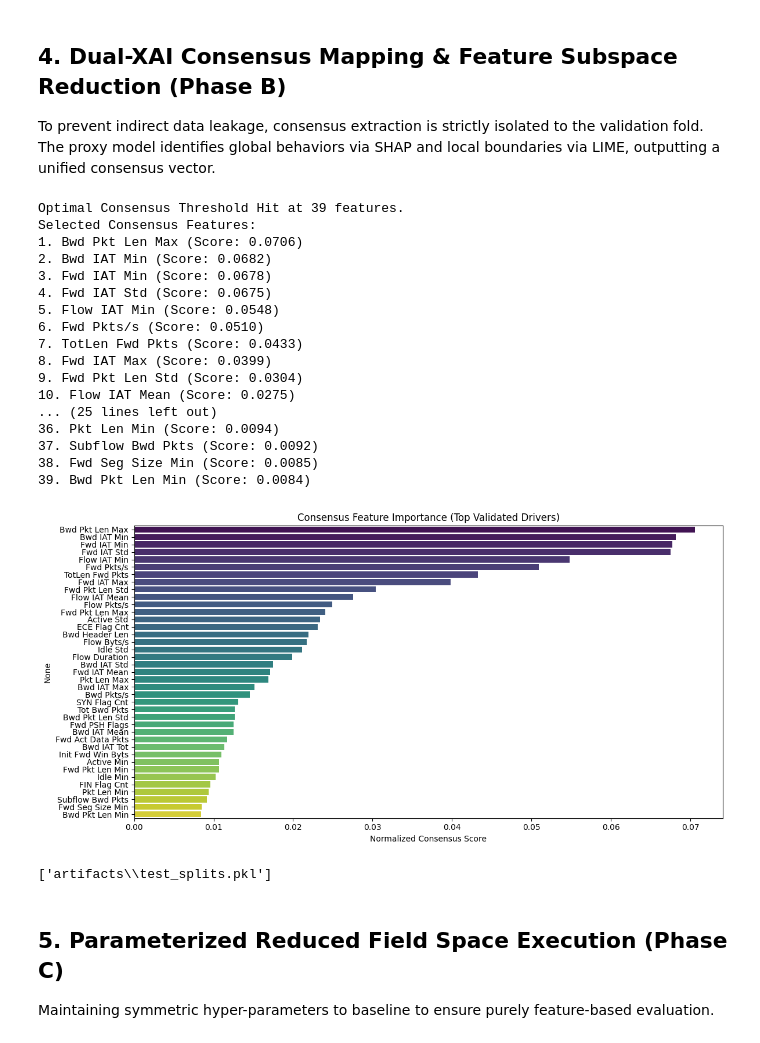
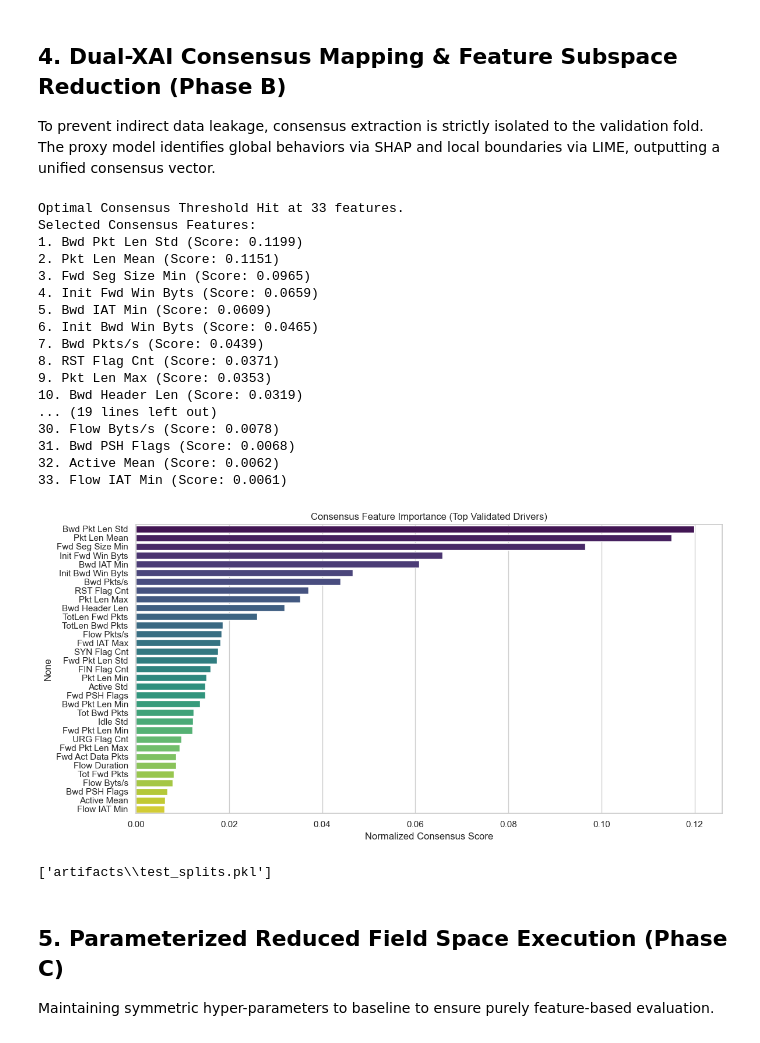
Before and after one commit to Javad-Ak/Intrusion-Detection-in-SDN, a Jupyter notebook: NIDS_Pipeline.ipynb, the cells around one changed output. Drawn from its saved outputs; the diff is of its cells as text; code cells hidden in the pictures.

```diff
--- a/NIDS_Pipeline.ipynb
+++ b/NIDS_Pipeline.ipynb
@@ -171,14 +170,18 @@ y = data[label_col]
 le = LabelEncoder()
 y_encoded = le.fit_transform(y)
 
+# THREE-WAY SPLIT: Train (70%), Val (15%), Test (15%)
 X_train_val, X_test, y_train_val, y_test = train_test_split(
-    X, y_encoded, test_size=0.15, shuffle=False)
+    X, y_encoded, test_size=0.15, shuffle=False, random_state=CONFIG['RANDOM_STATE'])
+
 X_train, X_val, y_train, y_val = train_test_split(
-    X_train_val, y_train_val, test_size=0.1765, shuffle=False)
+    X_train_val, y_train_val, test_size=0.1765, shuffle=False, random_state=CONFIG['RANDOM_STATE'])
 
+# Fit scaler ONLY on train
 scaler = StandardScaler()
 X_train_scaled = pd.DataFrame(scaler.fit_transform(X_train), columns=X_train.columns)
 X_val_scaled = pd.DataFrame(scaler.transform(X_val), columns=X_val.columns)
 X_test_scaled = pd.DataFrame(scaler.transform(X_test), columns=X_test.columns)
-print(f"Matrix Shapes - Train: {X_train_scaled.shape}, Test: {X_test_scaled.shape}")
+
+print(f"Matrix Shapes - Train: {X_train_scaled.shape}, Val: {X_val_scaled.shape}, Test: {X_test_scaled.shape}")
 # %% [output]
@@ -189,9 +192,14 @@ All models use constrained hyper-parameters to ensure equal footing. The FCN map
 # %%
 global_baseline_models = {}
 
+# Fit label encoder on the FULL train+val set
 train_le = LabelEncoder()
-y_train_contig = train_le.fit_transform(y_train)
-num_classes = len(np.unique(y_train_contig))
+y_train_val_encoded: np.ndarray = train_le.fit_transform(y_train_val) # type: ignore
+num_classes = len(train_le.classes_)
+
+# Split the encoded labels
+y_train_encoded = y_train_val_encoded[:len(y_train)]
+y_val_encoded = y_train_val_encoded[len(y_train):]
 
 def train_baseline(name, model, X_t, y_t):
     print(f"Training Base Classifier: {name}")
@@ -220,10 +228,6 @@ def train_baseline(name, model, X_t, y_t):
     global_baseline_models[name] = model
 
 class TabularFCN(nn.Module):
-    """
-    Base generic FCN architecture for tabular data.
-    Treats the input dimension as the sequence length (L) with 1 channel.
-    """
     def __init__(self, input_dim, num_classes):
         super(TabularFCN, self).__init__()
         self.conv1 = nn.Conv1d(in_channels=1, out_channels=32, kernel_size=3, padding=1)
@@ -248,19 +252,22 @@ class TabularFCNBaseline(TabularFCN):
     def __init__(self, input_dim: int, num_classes: int):
         super().__init__(input_dim, num_classes)
 
+# Train on the FULL train+val set to ensure all classes are seen
+X_train_val_scaled = pd.concat([X_train_scaled, X_val_scaled], axis=0)
+
 base_architectures = {
     'Decision Tree': DecisionTreeClassifier(max_depth=10, max_leaf_nodes=100, random_state=CONFIG['RANDOM_STATE']),
     'Random Forest': RandomForestClassifier(n_estimators=50, max_depth=10, max_leaf_nodes=100, random_state=CONFIG['RANDOM_STATE'], n_jobs=-1),
-    'XGBoost': xgb.XGBClassifier(n_estimators=50, max_depth=6, learning_rate=0.1, random_state=CONFIG['RANDOM_STATE'], n_jobs=-1),
-    'LightGBM': lgb.LGBMClassifier(n_estimators=50, max_depth=6, learning_rate=0.1, random_state=CONFIG['RANDOM_STATE'], n_jobs=-1, verbosity=-1),
+    'XGBoost': xgb.XGBClassifier(n_estimators=50, max_depth=6, learning_rate=0.1, random_state=CONFIG['RANDOM_STATE'], n_jobs=-1, eval_metric='mlogloss'),
+    'LightGBM': lgb.LGBMClassifier(n_estimators=100, max_depth=8, learning_rate=0.05, random_state=CONFIG['RANDOM_STATE'], n_jobs=-1, verbosity=-1, class_weight='balanced'),
     'MLP (DL Baseline)': MLPClassifier(hidden_layer_sizes=(256, 128), max_iter=30, early_stopping=True, n_iter_no_change=5, random_state=CONFIG['RANDOM_STATE'])
 }
 
 if TORCH_AVAILABLE:
-    base_architectures['Tabular FCN PyTorch'] = TabularFCNBaseline(X_train_scaled.shape[1], num_classes)
+    base_architectures['Tabular FCN PyTorch'] = TabularFCNBaseline(X_train_val_scaled.shape[1], num_classes)
 
 for name, clf in base_architectures.items():
-    train_baseline(name, clf, X_train_scaled, y_train_contig)
+    train_baseline(name, clf, X_train_val_scaled, y_train_val_encoded)
 # %% [output]
 Training Base Classifier: Decision Tree
 Training Base Classifier: Random Forest
@@ -272,10 +279,13 @@ Training Base Classifier: Tabular FCN PyTorch
 ## 4. Dual-XAI Consensus Mapping & Feature Subspace Reduction (Phase B)
 To prevent indirect data leakage, consensus extraction is strictly isolated to the validation fold. The proxy model identifies global behaviors via SHAP and local boundaries via LIME, outputting a unified consensus vector.
 # %%
-proxy_model = lgb.LGBMClassifier(n_estimators=50, random_state=CONFIG['RANDOM_STATE'], n_jobs=-1, verbosity=-1)
+# Train proxy model ONLY on train set
+proxy_model = lgb.LGBMClassifier(n_estimators=100, max_depth=8, learning_rate=0.05,
+                                  random_state=CONFIG['RANDOM_STATE'], n_jobs=-1,
+                                  verbosity=-1, class_weight='balanced')
 proxy_model.fit(X_train_scaled, y_train)
 
-# Use X_val_scaled to strictly prevent train distribution leakage into feature selection logic
+# SHAP analysis on VALIDATION SET ONLY
 explainer_shap = shap.TreeExplainer(proxy_model)
 X_val_sample = shap.sample(X_val_scaled, min(5000, len(X_val_scaled)), random_state=CONFIG['RANDOM_STATE'])
 shap_output = explainer_shap(X_val_sample)
@@ -290,6 +300,7 @@ else:
     shap_importance = np.mean(np.abs(shap_arr), axis=0)
 shap_ranked = pd.Series(shap_importance, index=X_val_scaled.columns).sort_values(ascending=False)
 
+# LIME analysis on VALIDATION SET cluster centers
 kmeans = MiniBatchKMeans(n_clusters=200, random_state=CONFIG['RANDOM_STATE'], batch_size=1024)
 kmeans.fit(X_val_scaled)
 representative_samples = kmeans.cluster_centers_
@@ -313,6 +324,7 @@ for i in range(len(representative_samples)):
 
 lime_ranked = pd.Series(lime_importance).sort_values(ascending=False)
 
+# Consensus feature selection
 top_k_threshold = 30
 top_shap = set(shap_ranked.head(top_k_threshold).index)
 top_lime = set(lime_ranked.head(top_k_threshold).index)
@@ -324,50 +336,50 @@ lime_weights = np.array([lime_importance[c] for c in X_val_scaled.columns])
 lime_norm = lime_weights / (np.sum(lime_weights) + 1e-9)
 
 consensus_importance = pd.Series((shap_norm + lime_norm) / 2, index=X_val_scaled.columns)
 consensus_series = consensus_importance[candidate_features].sort_values(ascending=False)
 consensus_series = consensus_series / consensus_series.sum()
 cumulative_variance = consensus_series.cumsum()
 optimal_k = (cumulative_variance >= 0.95).idxmax()
 k_index = consensus_series.index.get_loc(optimal_k) + 1
 
 selected_features = consensus_series.head(k_index).index.tolist()
 X_train_red = X_train_scaled[selected_features]
 X_val_red = X_val_scaled[selected_features]
 X_test_red = X_test_scaled[selected_features]
 
 print(f"\nOptimal Consensus Threshold Hit at {k_index} features.")
 print("Selected Consensus Features:")
 for idx, feat in enumerate(selected_features, 1):
     print(f"{idx}. {feat} (Score: {consensus_series[feat]:.4f})")
 
 plt.figure(figsize=(12, 6))
 sns.barplot(x=consensus_series.head(k_index).values, y=consensus_series.head(k_index).index, palette='viridis')
 plt.title("Consensus Feature Importance (Top Validated Drivers)")
 plt.xlabel("Normalized Consensus Score")
 plt.tight_layout()
 plt.savefig(CONFIG['FIGURES_DIR'] / 'selected_features.png')
 plt.show()
 
 joblib.dump((X_test_red, X_test_scaled, y_test), CONFIG['ARTIFACTS_DIR'] / 'test_splits.pkl')
 # %% [output]
-Optimal Consensus Threshold Hit at 39 features.
+Optimal Consensus Threshold Hit at 33 features.
 Selected Consensus Features:
-1. Bwd Pkt Len Max (Score: 0.0706)
-2. Bwd IAT Min (Score: 0.0682)
-3. Fwd IAT Min (Score: 0.0678)
-4. Fwd IAT Std (Score: 0.0675)
-5. Flow IAT Min (Score: 0.0548)
-6. Fwd Pkts/s (Score: 0.0510)
-7. TotLen Fwd Pkts (Score: 0.0433)
-8. Fwd IAT Max (Score: 0.0399)
-9. Fwd Pkt Len Std (Score: 0.0304)
-10. Flow IAT Mean (Score: 0.0275)
-... (25 lines left out)
-36. Pkt Len Min (Score: 0.0094)
-37. Subflow Bwd Pkts (Score: 0.0092)
-38. Fwd Seg Size Min (Score: 0.0085)
-39. Bwd Pkt Len Min (Score: 0.0084)
+1. Bwd Pkt Len Std (Score: 0.1199)
+2. Pkt Len Mean (Score: 0.1151)
+3. Fwd Seg Size Min (Score: 0.0965)
+4. Init Fwd Win Byts (Score: 0.0659)
+5. Bwd IAT Min (Score: 0.0609)
+6. Init Bwd Win Byts (Score: 0.0465)
+7. Bwd Pkts/s (Score: 0.0439)
+8. RST Flag Cnt (Score: 0.0371)
+9. Pkt Len Max (Score: 0.0353)
+10. Bwd Header Len (Score: 0.0319)
+... (19 lines left out)
+30. Flow Byts/s (Score: 0.0078)
+31. Bwd PSH Flags (Score: 0.0068)
+32. Active Mean (Score: 0.0062)
+33. Flow IAT Min (Score: 0.0061)
-[figure, old version]
+[figure, new version]
 ['artifacts\\test_splits.pkl']
 # %% [markdown]
 ## 5. Parameterized Reduced Field Space Execution (Phase C)
```
Also changed, not shown: parts of 3 cells of this notebook, 1 other file.
